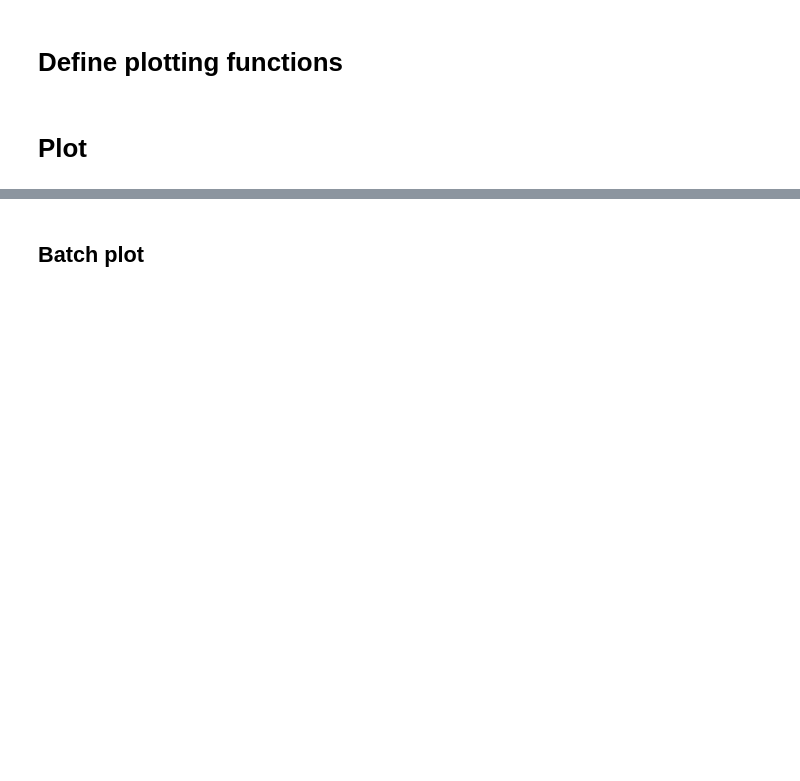
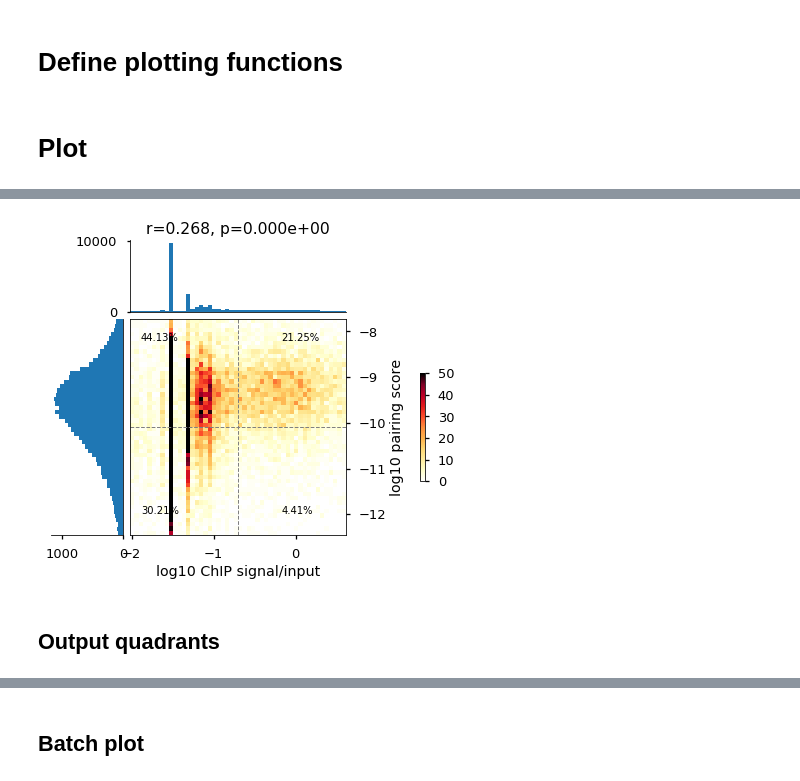
Before and after one commit to golobor/homolog-pairing, a Jupyter notebook: 2018-02-14-golden-plotter.ipynb, the cells around one changed output, grey strips where cells are left out. Saved outputs shown, nothing was run; the diff lists cells and outputs as text; code cells hidden in the pictures; blank space fills up the shorter version.

```diff
--- a/2018-02-14-golden-plotter.ipynb
+++ b/2018-02-14-golden-plotter.ipynb
@@ -248,0 +293,19 @@ golden_plot(x,y, show_quadrants=True, x_quadrant=None, y_quadrant=None)
+# %%
+bw_path = pathlib.Path('/net/levsha/share/lab/DrosophilaWulab/tracks/rnaseq/dm3/RNA__cycle_14D_female__Embryo__LottEisen2011.unstranded.all.bw')
+
+x,y = get_bin_data(bw_path=bw_path, pairing=pairing_JJ25_26, use_chrX=True)
+x[~np.isfinite(x)] = -1.5
+golden_plot(x,y, show_quadrants=True, x_quadrant=None, y_quadrant=None, percentile_range=(2.5,97.5),
+           hist2d_kwargs={'vmax':50})
+
+FIG_FOLDER = '/tmp/'
+figname = 'pairing_JJ25_26__vs__' + bw_path.name.split('.unstranded')[0]
+for fmt in ['.png','.pdf']:
+    plt.savefig(
+        f'{FIG_FOLDER}/{figname}{fmt}',
+        dpi=300,
+        bbox_inches = 'tight')
+# %% [output]
+[figure, added]
+# %% [markdown]
+## Output quadrants
```
Also changed, not shown: parts of 11 cells of this notebook.
